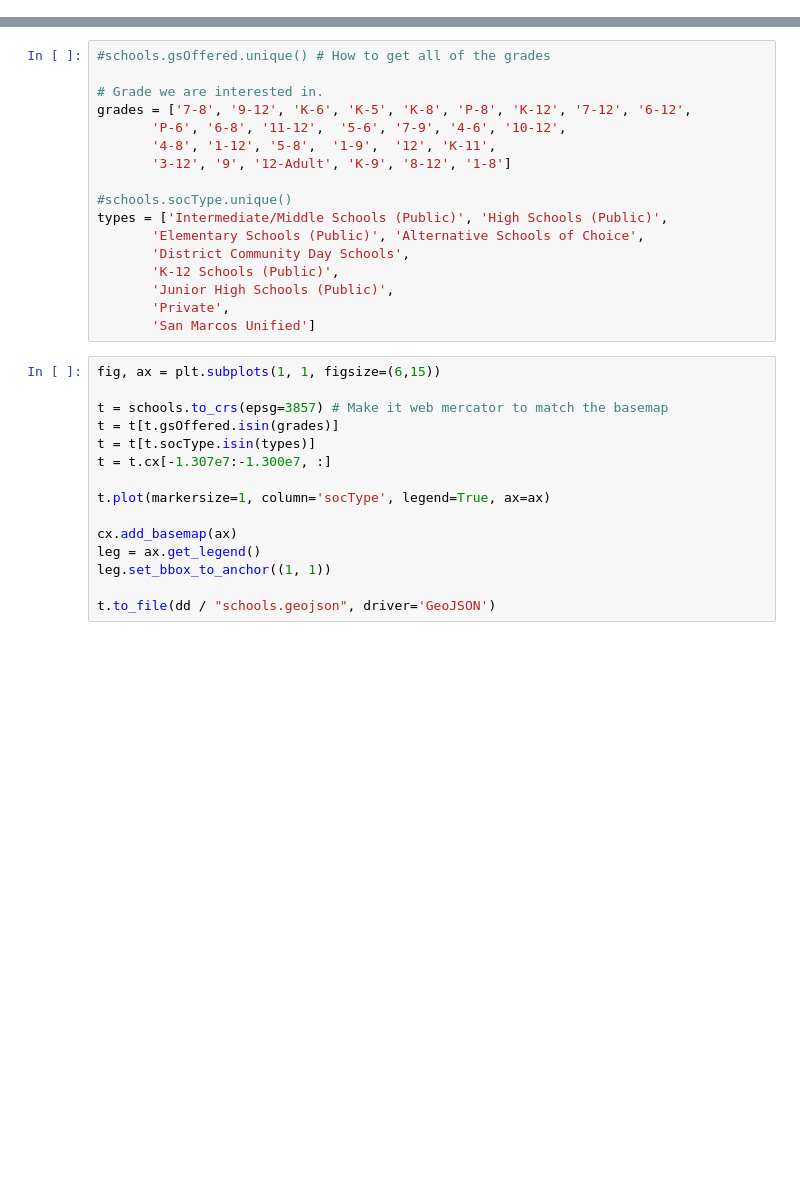
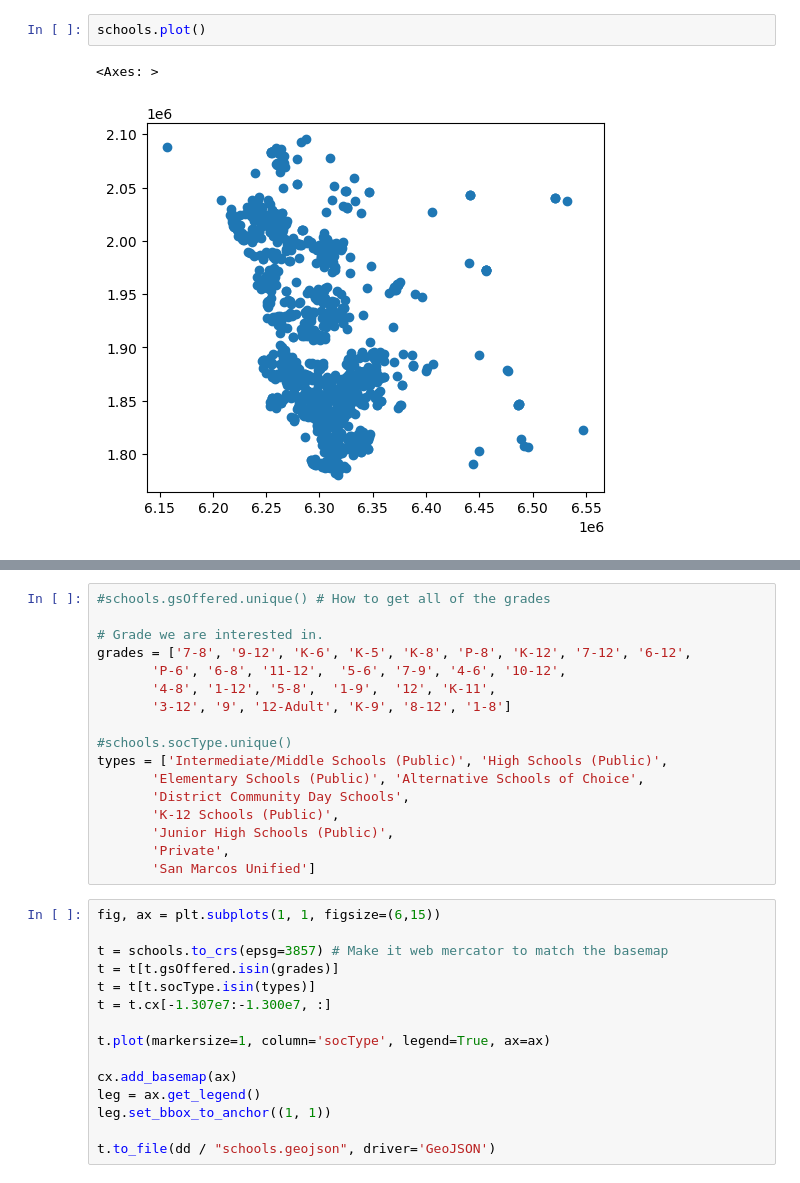
Before and after one commit to jointheleague/marketing-data, a Jupyter notebook: notebooks/ericbusboom/schools.ipynb, the cells around one changed output, grey strips where cells are left out. Saved outputs shown, nothing was run; the diff lists cells and outputs as text; blank space fills up the shorter version.

```diff
--- a/notebooks/ericbusboom/schools.ipynb
+++ b/notebooks/ericbusboom/schools.ipynb
@@ -15,3 +16,8 @@ schools.head()
 | 2 | Chula Vista Elementary | 3 | N | Clear View | K-6 | Elementary Schools (Public) | N | 1991-09-10 | 91910 | Chula Vista | ... |
 | 3 | Chula Vista Elementary | 4 | N | Tiffany | K-6 | Elementary Schools (Public) | N | 1980-07-01 | 91913 | Chula Vista | ... |
 | 4 | Chula Vista Elementary | 5 | N | McMillin | K-6 | Elementary Schools (Public) | N | 2001-07-17 | 91913 | Chula Vista | ... |
+# %%
+schools.plot()
+# %% [output]
+<Axes: >
+[figure, added]
```
Also changed, not shown: parts of 6 cells of this notebook, 5 other files.
